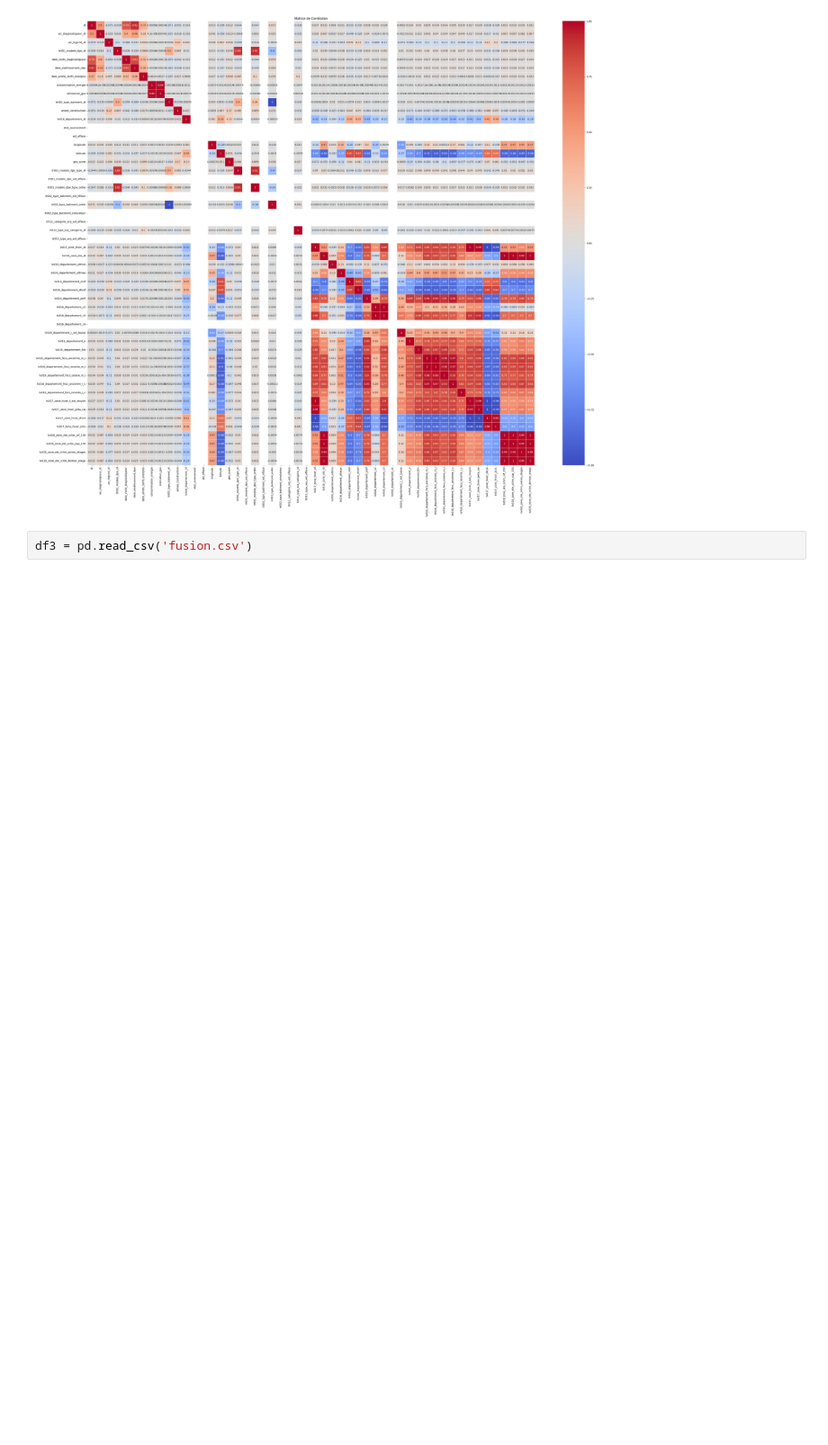
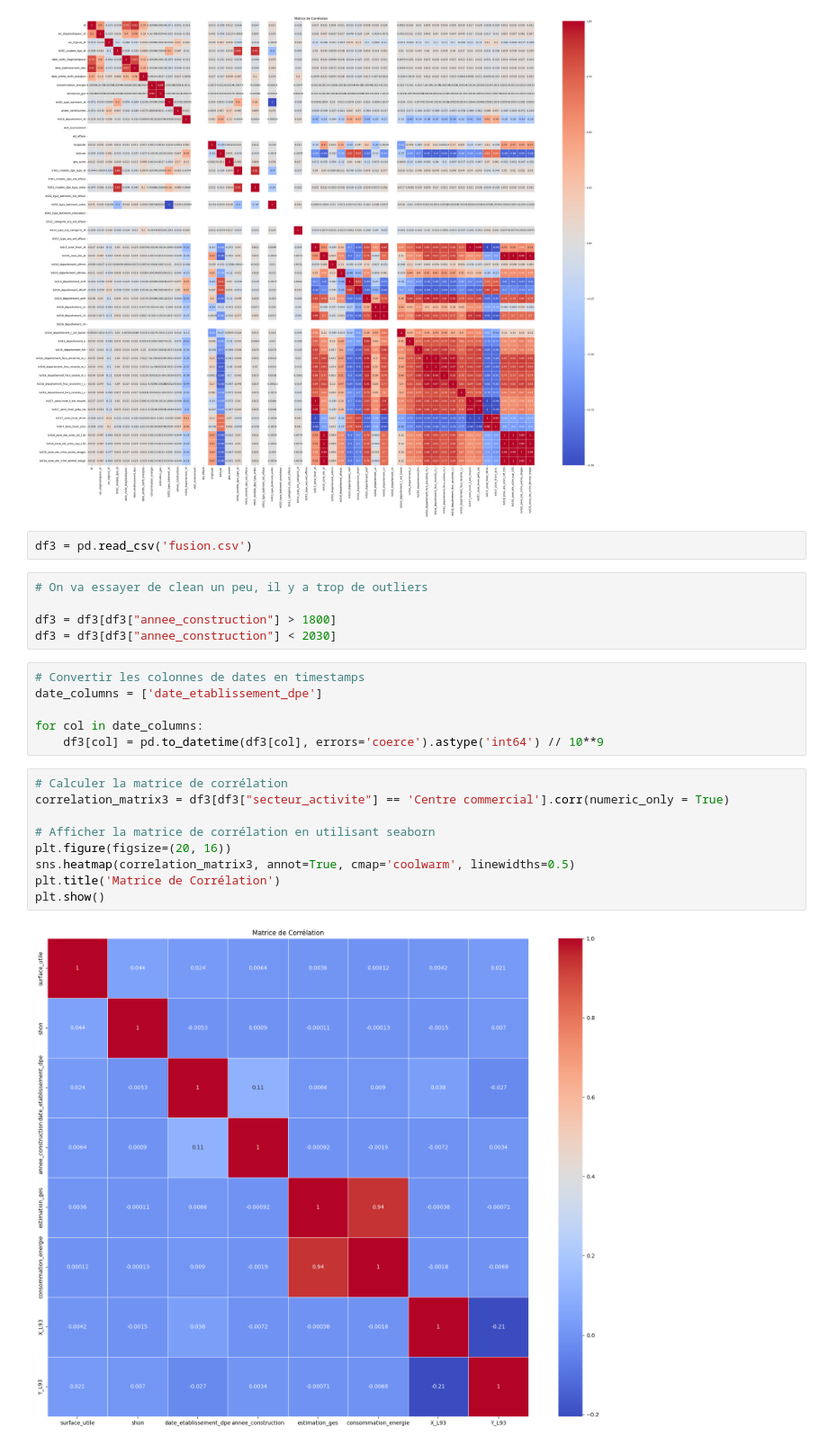
Before and after one commit to bechirhannachi/BNP-Centrale-project-Gr-1, a Jupyter notebook: correlation.ipynb, the cells around one changed output. Shown at 90% size. Saved outputs shown, nothing was run; the diff lists cells and outputs as text; blank space fills up the shorter version.

```diff
--- a/correlation.ipynb
+++ b/correlation.ipynb
@@ -42,4 +42,26 @@ plt.show()
 [figure]
 # %%
 df3 = pd.read_csv('fusion.csv')
+# %%
+# On va essayer de clean un peu, il y a trop de outliers
+
+df3 = df3[df3["annee_construction"] > 1800]
+df3 = df3[df3["annee_construction"] < 2030]
+# %%
+# Convertir les colonnes de dates en timestamps
+date_columns = ['date_etablissement_dpe']
+
+for col in date_columns:
+    df3[col] = pd.to_datetime(df3[col], errors='coerce').astype('int64') // 10**9
+# %%
+# Calculer la matrice de corrélation
+correlation_matrix3 = df3[df3["secteur_activite"] == 'Centre commercial'].corr(numeric_only = True)
+
+# Afficher la matrice de corrélation en utilisant seaborn
+plt.figure(figsize=(20, 16))
+sns.heatmap(correlation_matrix3, annot=True, cmap='coolwarm', linewidths=0.5)
+plt.title('Matrice de Corrélation')
+plt.show()
+# %% [output]
+[figure, added]
 # %%
```
Also changed, not shown: parts of 3 cells of this notebook.
